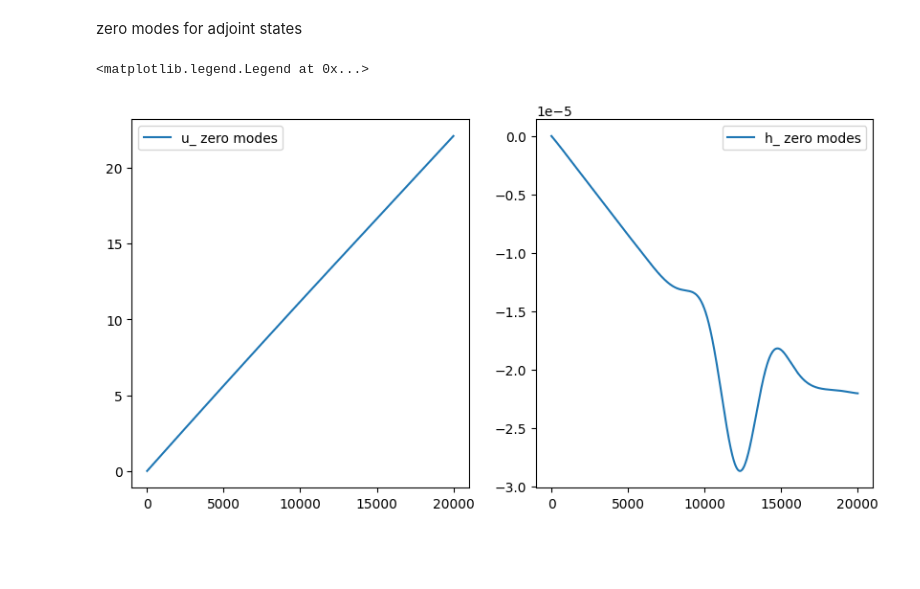
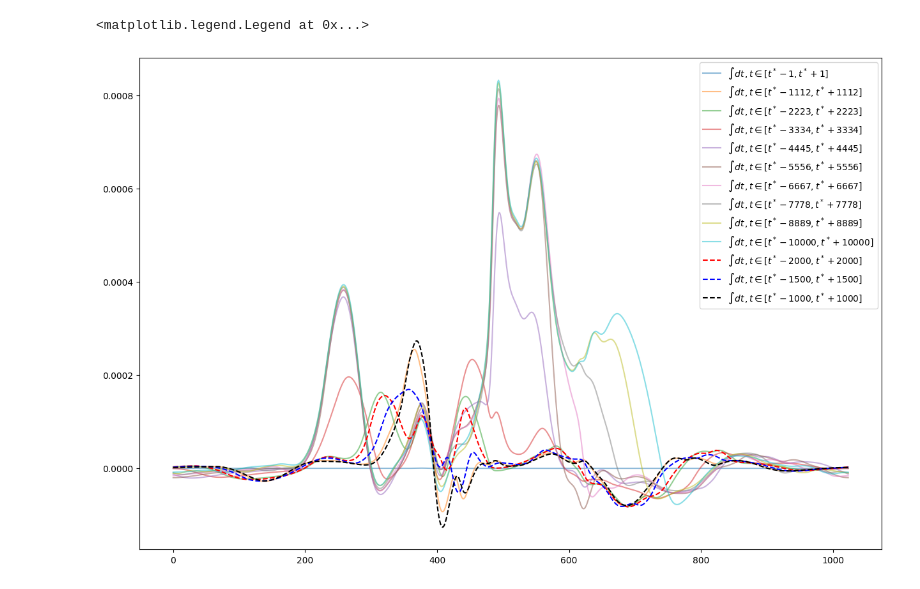
Before and after one commit to PatricioClark/pySPEC, a Jupyter notebook: plot_dg.ipynb, the cells around one changed output. Drawn from its saved outputs; the diff is of its cells as text; code cells hidden in the pictures; blank space fills up the shorter version.

```diff
--- a/plot_dg.ipynb
+++ b/plot_dg.ipynb
@@ -100,2 +82,0 @@ axs[2].legend()
-# %% [markdown]
-zero modes for adjoint states
@@ -104,12 +83,18 @@ adjoint_zero_modes = [np.load(f'{bpm.out_path}/adjoint_zero_modes_{step:04}.npy'
-# %%
-adjoint_zero_modes = np.array(adjoint_zero_modes )
-adjoint_zero_modes.shape
-
-f,axs = plt.subplots(ncols=2, figsize  = (10,5))
-axs[0].plot(adjoint_zero_modes[:,0] , label = 'u_ zero modes')
-axs[1].plot(adjoint_zero_modes[:,1] , label = 'h_ zero modes')
-axs[0].legend()
-axs[1].legend()
-# %% [output]
-<matplotlib.legend.Legend at 0x...>
-[figure, removed]
+# %%
+f,axs = plt.subplots(ncols=1 , figsize = (15,10))
+
+for d in np.linspace(3,20000+1 , 10):
+    axs.plot(- np.trapz(hx_uus[argmaxh_ux-int(d/2):argmaxh_ux+int(d/2)], dx = 1e-4, axis = 0) ,alpha = 0.5, label = f'$\int dt \, , t \in [t^*-{int(d/2)},t^*+{int(d/2)}]$')
+
+d = 4000
+axs.plot(- np.trapz(hx_uus[argmaxh_ux-int(d/2):argmaxh_ux+int(d/2)], dx = 1e-4, axis = 0) , linestyle = '--' , color = 'red', label = f'$\int dt \, , t \in [t^*-{int(d/2)},t^*+{int(d/2)}]$')
+
+d = 3000
+axs.plot(- np.trapz(hx_uus[argmaxh_ux-int(d/2):argmaxh_ux+int(d/2)], dx = 1e-4, axis = 0) , linestyle = '--' , color = 'blue', label = f'$\int dt \, , t \in [t^*-{int(d/2)},t^*+{int(d/2)}]$')
+
+d = 2000
+axs.plot(- np.trapz(hx_uus[argmaxh_ux-int(d/2):argmaxh_ux+int(d/2)], dx = 1e-4, axis = 0) , linestyle = '--' , color = 'black', label = f'$\int dt \, , t \in [t^*-{int(d/2)},t^*+{int(d/2)}]$')
+axs.legend()
+# %% [output]
+<matplotlib.legend.Legend at 0x...>
+[figure, added]
```
Also changed, not shown: parts of 11 cells of this notebook, 31 other files.
